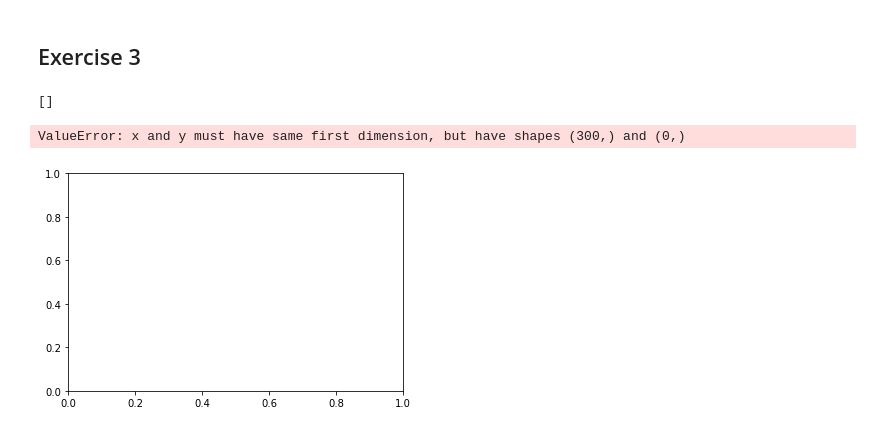
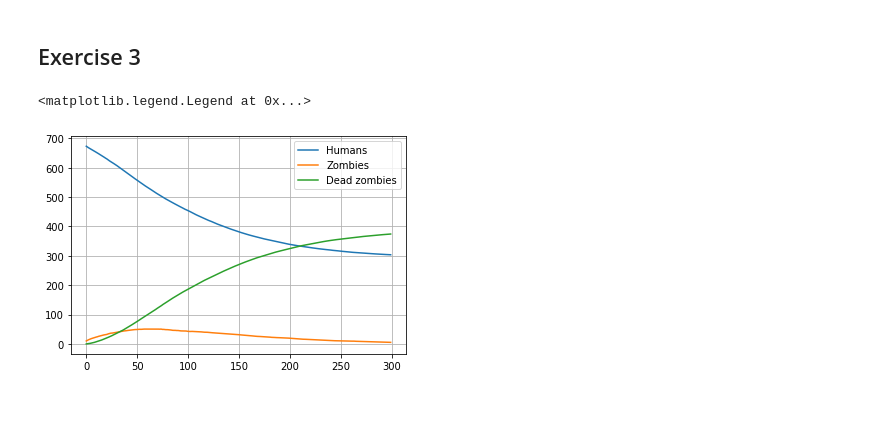
Before and after one commit to noafink1/MOD300Project3, a Jupyter notebook: Prosjekt3.ipynb, the cells around one changed output. Drawn from its saved outputs; the diff is of its cells as text; code cells hidden in the pictures; blank space fills up the shorter version.

Commit message:
fixed dead zombies, and collision and set zombie

```diff
--- a/Prosjekt3.ipynb
+++ b/Prosjekt3.ipynb
@@ -77,7 +77,7 @@ sim.init_zombies(10)
 all_humans = []
 all_zombies = []
 
-for i in range(100):
+for i in range(1):
     sim.run_simulation(300)
     all_humans.append(sim.no_humans)
     all_zombies.append(sim.no_zombies)
@@ -116,8 +116,8 @@ Estimating $ \beta $.
 sim.init_zombies(10)
 beta_list = []
 
-for i in range(100):
-    sim.run_simulation(300)
+for i in range(10):
+    sim.run_simulation(300, calculate_beta=True)
     beta_list.append(sim.beta)
     sim.reset()
 # %%
@@ -151,20 +152,22 @@ sim_sokndal = Simulation(683, p_death=1/24)
-# %%
-sim_sokndal.init_zombies(10)
-all_humans = []
-all_zombies = []
-dead_zombies = []
-
-sim_sokndal.run_simulation(300)
-sim_sokndal.reset()
+# %%
+
+all_humans = []
+all_zombies = []
+all_dead_zombies = []
+for i in range(100):
+    sim_sokndal.run_simulation(300, calculate_no_dead_zombies=True)
+    all_humans.append(sim_sokndal.no_humans)
+    all_zombies.append(sim_sokndal.no_zombies)
+    all_dead_zombies.append(sim_sokndal.no_dead_zombies)
+    sim_sokndal.reset()
 # %%
 timestep = np.arange(300)
-
-print(all_humans)
-
-plt.plot(timestep, all_humans)
-# plt.plot(timestep, all_zombies[0])
+plt.plot(timestep, np.mean(all_humans, axis=0))
+plt.plot(timestep, np.mean(all_zombies, axis=0))
+plt.plot(timestep, np.mean(all_dead_zombies, axis=0))
+plt.grid()
+plt.legend(["Humans", "Zombies", "Dead zombies"])
 # %% [output]
-[]
+<matplotlib.legend.Legend at 0x...>
-ValueError: x and y must have same first dimension, but have shapes (300,) and (0,)
-[figure, old version]
+[figure, new version]
 # %%
```
Also changed, not shown: parts of 7 cells of this notebook, 2 other files.
